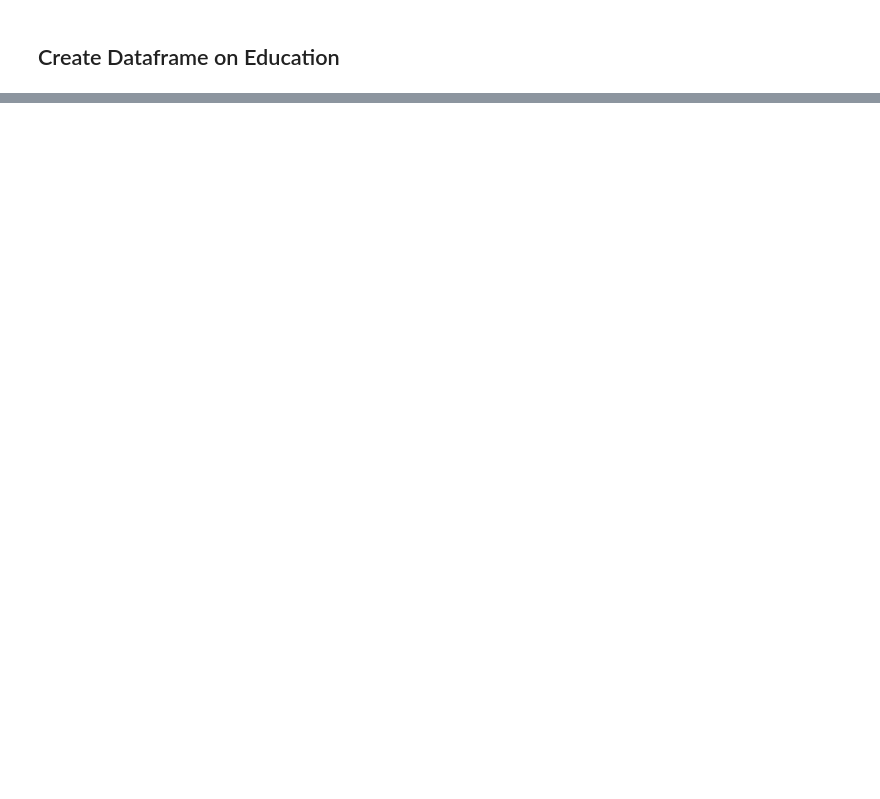
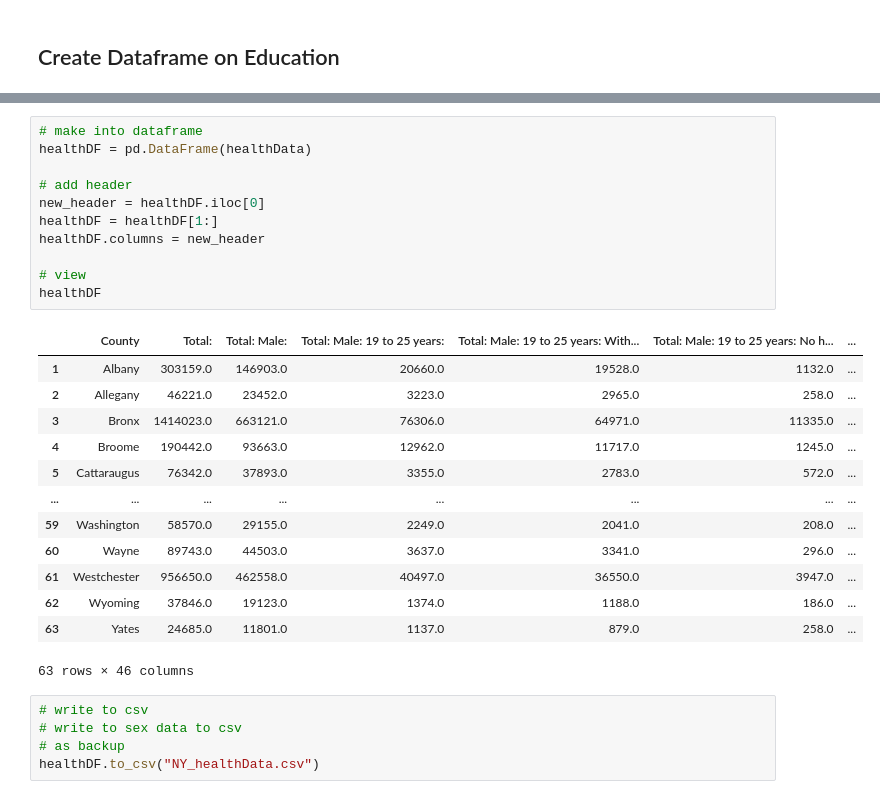
Before and after one commit to lilyhartmann/final_project_4447, a Jupyter notebook: project.ipynb, the cells around one changed output, grey strips where cells are left out. Saved outputs shown, nothing was run; the diff lists cells and outputs as text; blank space fills up the shorter version.

```diff
--- a/project.ipynb
+++ b/project.ipynb
@@ -568,0 +964,30 @@ educationData.append(educationData0)
+# %%
+# make into dataframe
+healthDF = pd.DataFrame(healthData)
+
+# add header
+new_header = healthDF.iloc[0]
+healthDF = healthDF[1:]
+healthDF.columns = new_header
+
+# view
+healthDF
+# %% [output]
+|  | County | Total: | Total: Male: | Total: Male: 19 to 25 years: | Total: Male: 19 to 25 years: With... | Total: Male: 19 to 25 years: No h... | ... |
+| 1 | Albany | 303159.0 | 146903.0 | 20660.0 | 19528.0 | 1132.0 | ... |
+| 2 | Allegany | 46221.0 | 23452.0 | 3223.0 | 2965.0 | 258.0 | ... |
+| 3 | Bronx | 1414023.0 | 663121.0 | 76306.0 | 64971.0 | 11335.0 | ... |
+| 4 | Broome | 190442.0 | 93663.0 | 12962.0 | 11717.0 | 1245.0 | ... |
+| 5 | Cattaraugus | 76342.0 | 37893.0 | 3355.0 | 2783.0 | 572.0 | ... |
+| ... | ... | ... | ... | ... | ... | ... | ... |
+| 59 | Washington | 58570.0 | 29155.0 | 2249.0 | 2041.0 | 208.0 | ... |
+| 60 | Wayne | 89743.0 | 44503.0 | 3637.0 | 3341.0 | 296.0 | ... |
+| 61 | Westchester | 956650.0 | 462558.0 | 40497.0 | 36550.0 | 3947.0 | ... |
+| 62 | Wyoming | 37846.0 | 19123.0 | 1374.0 | 1188.0 | 186.0 | ... |
+| 63 | Yates | 24685.0 | 11801.0 | 1137.0 | 879.0 | 258.0 | ... |
+63 rows × 46 columns
+# %%
+# write to csv
+# write to sex data to csv
+# as backup
+healthDF.to_csv("NY_healthData.csv")
```
Also changed, not shown: parts of 35 cells of this notebook.
